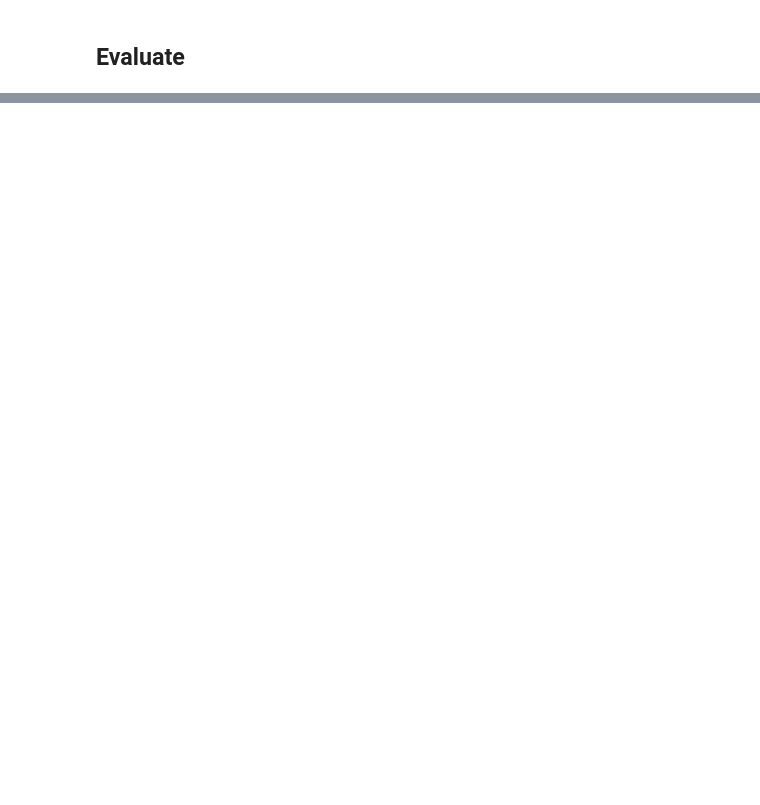
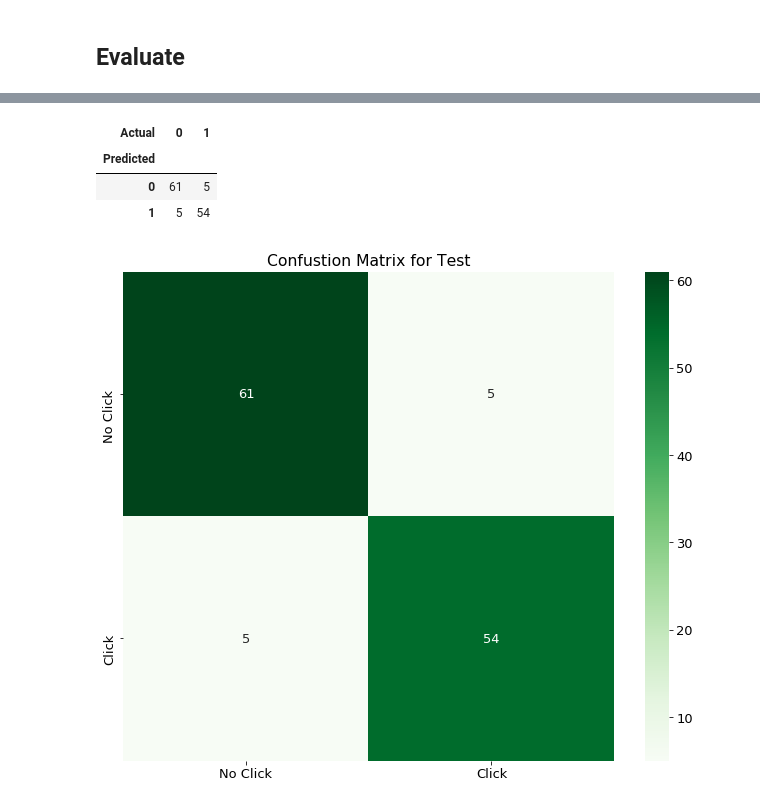
Before and after one commit to faithkane3/ds-methodologies-exercises, a Jupyter notebook: classification/ML Classification Package/3. Logisitic Regression/Predict Customer clicks on FB ads.ipynb, the cells around one changed output, grey strips where cells are left out. Saved outputs shown, nothing was run; the diff lists cells and outputs as text; code cells hidden in the pictures; blank space fills up the shorter version.

Commit message:
Commit FB logistic regression project complete.

```diff
--- a/classification/ML Classification Package/3. Logisitic Regression/Predict Customer clicks on FB ads.ipynb
+++ b/classification/ML Classification Package/3. Logisitic Regression/Predict Customer clicks on FB ads.ipynb
@@ -213,3 +215,8 @@ test.head(1)
 # %% [output]
 |  | time_on_site | income | ad_click |
 | 85 | 0.49725 | 0.65736 | 1 |
+# %%
+X_train = train.drop(columns=['ad_click'])
+X_test = test.drop(columns=['ad_click'])
+y_train = train[['ad_click']]
+y_test = test[['ad_click']]
@@ -219,0 +242,9 @@ test.head(1)
+# %%
+# Create, fit, and use my logistic regressor
+
+logit = LogisticRegression()
+logit.fit(X_train, y_train)
+
+eval_df = train[['ad_click']].rename(columns={'ad_click': 'actual'})
+eval_df['yhat'] = logit.predict(X_train)
+eval_df.head()
@@ -221,0 +295,4 @@ test.head(1)
+# %%
+test_eval_df = test[['ad_click']].rename(columns={'ad_click': 'actual'})
+test_eval_df['yhat'] = logit.predict(X_test)
+test_eval_df.head()
@@ -221,0 +306,17 @@ test.head(1)
+# %%
+pd.crosstab(test_eval_df.yhat, test_eval_df.actual,
+            rownames=['Predicted'],
+            colnames=['Actual'], margins=False, margins_name="Total")
+# %% [output]
+| Actual | 0 | 1 |
+| Predicted |  |  |
+| 0 | 61 | 5 |
+| 1 | 5 | 54 |
+# %%
+cm = confusion_matrix(test_eval_df.actual, test_eval_df.yhat)
+sns.heatmap(cm, annot=True, fmt="d", cmap='Greens', xticklabels=['No Click', 'Click'], yticklabels=['No Click', 'Click'])
+
+plt.title('Confustion Matrix for Test')
+plt.show()
+# %% [output]
+[figure, added]
```
Also changed, not shown: parts of 21 cells of this notebook.
